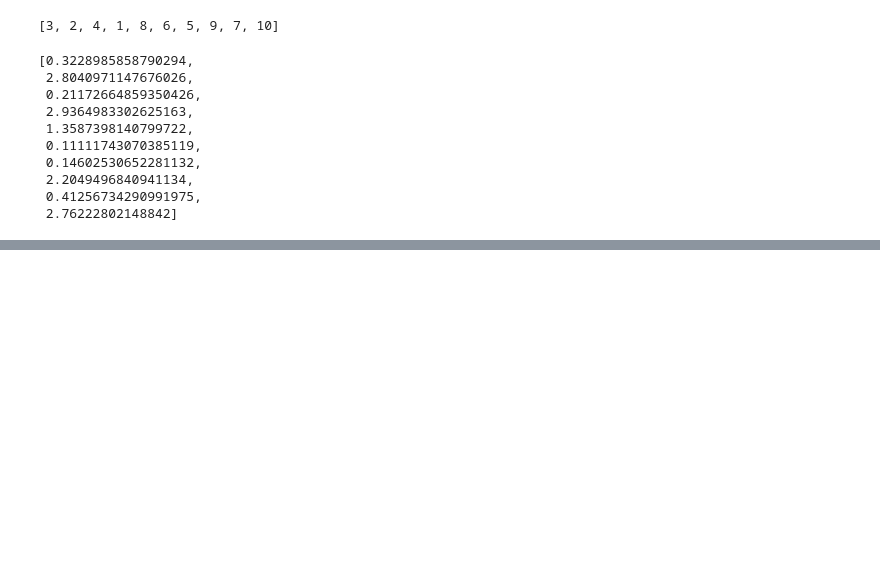
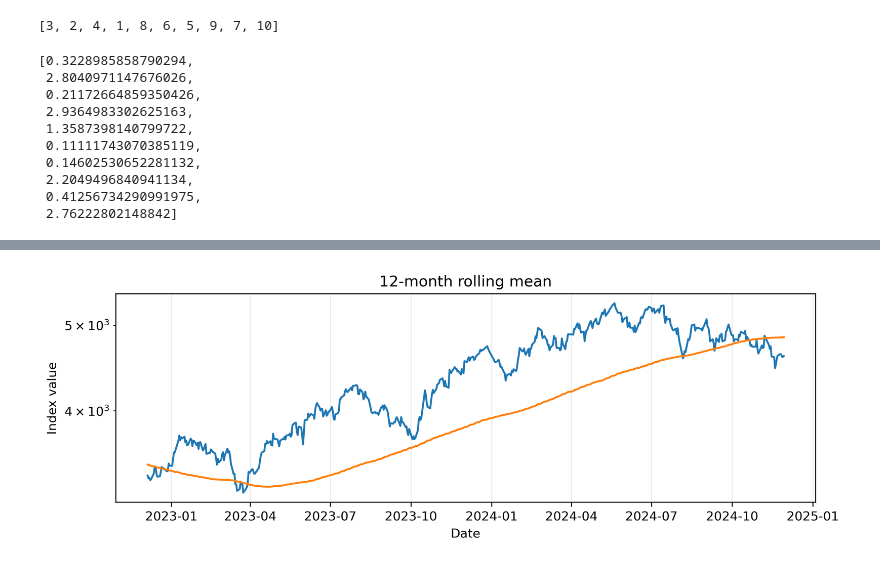
Before and after one commit to jata4321/multipage_exercises, a Jupyter notebook: Streamlit_Sqlite3_code_sandbox_file.ipynb, the cells around one changed output, grey strips where cells are left out. Drawn from its saved outputs; the diff is of its cells as text; code cells hidden in the pictures; blank space fills up the shorter version.

```diff
--- a/Streamlit_Sqlite3_code_sandbox_file.ipynb
+++ b/Streamlit_Sqlite3_code_sandbox_file.ipynb
@@ -90,0 +247,11 @@ a
+# %%
+plt.figure(figsize=(10,3), dpi=300)
+plt.yscale('log')
+plt.plot(bond_index['Close'].tail(500))
+plt.plot(bond_index['Close'].rolling(250).mean().tail(500))
+plt.title("12-month rolling mean")
+plt.xlabel("Date")
+plt.ylabel("Index value")
+plt.grid(alpha=0.25)
+# %% [output]
+[figure, added]
```
Also changed, not shown: parts of 26 cells of this notebook, 2 other files.
